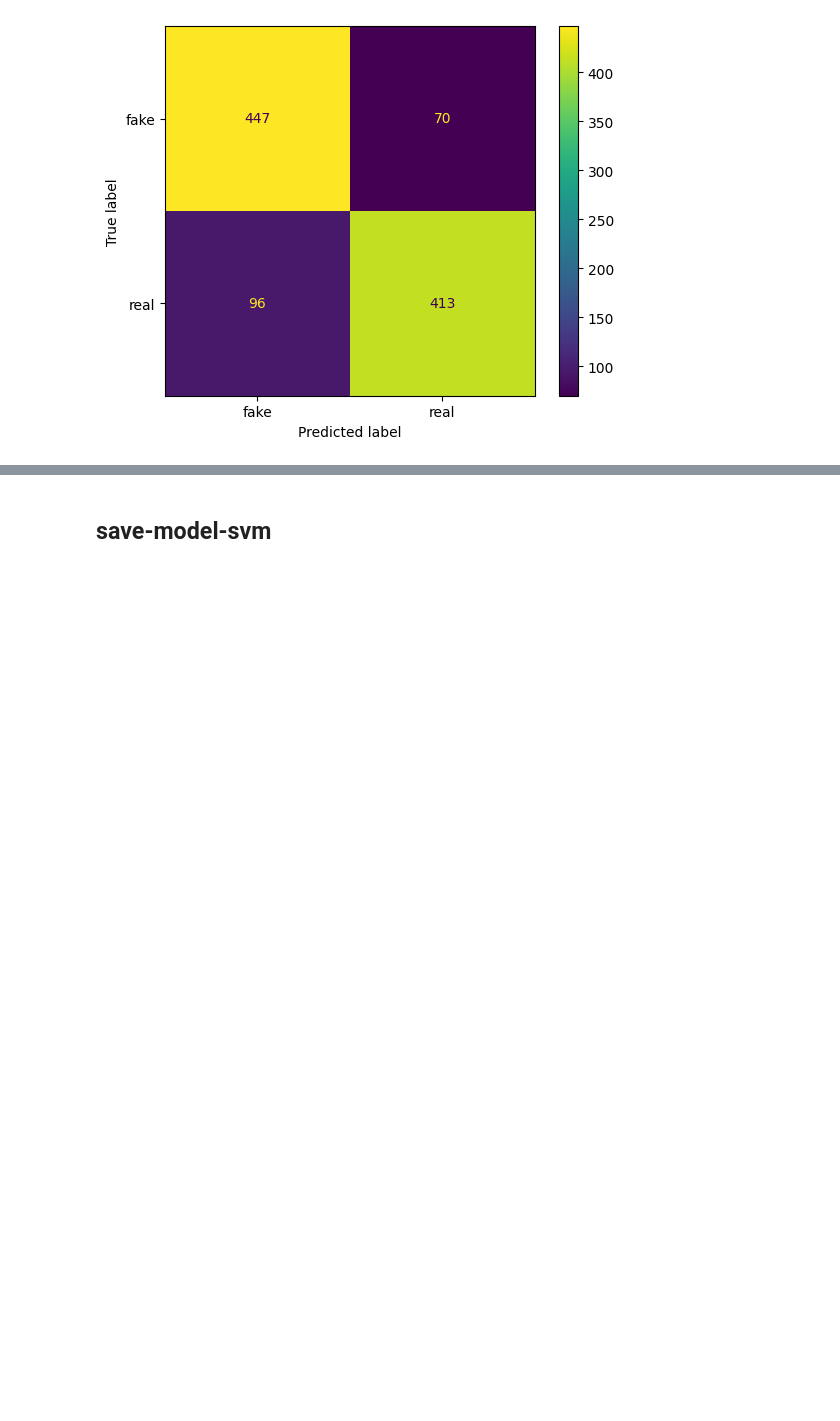
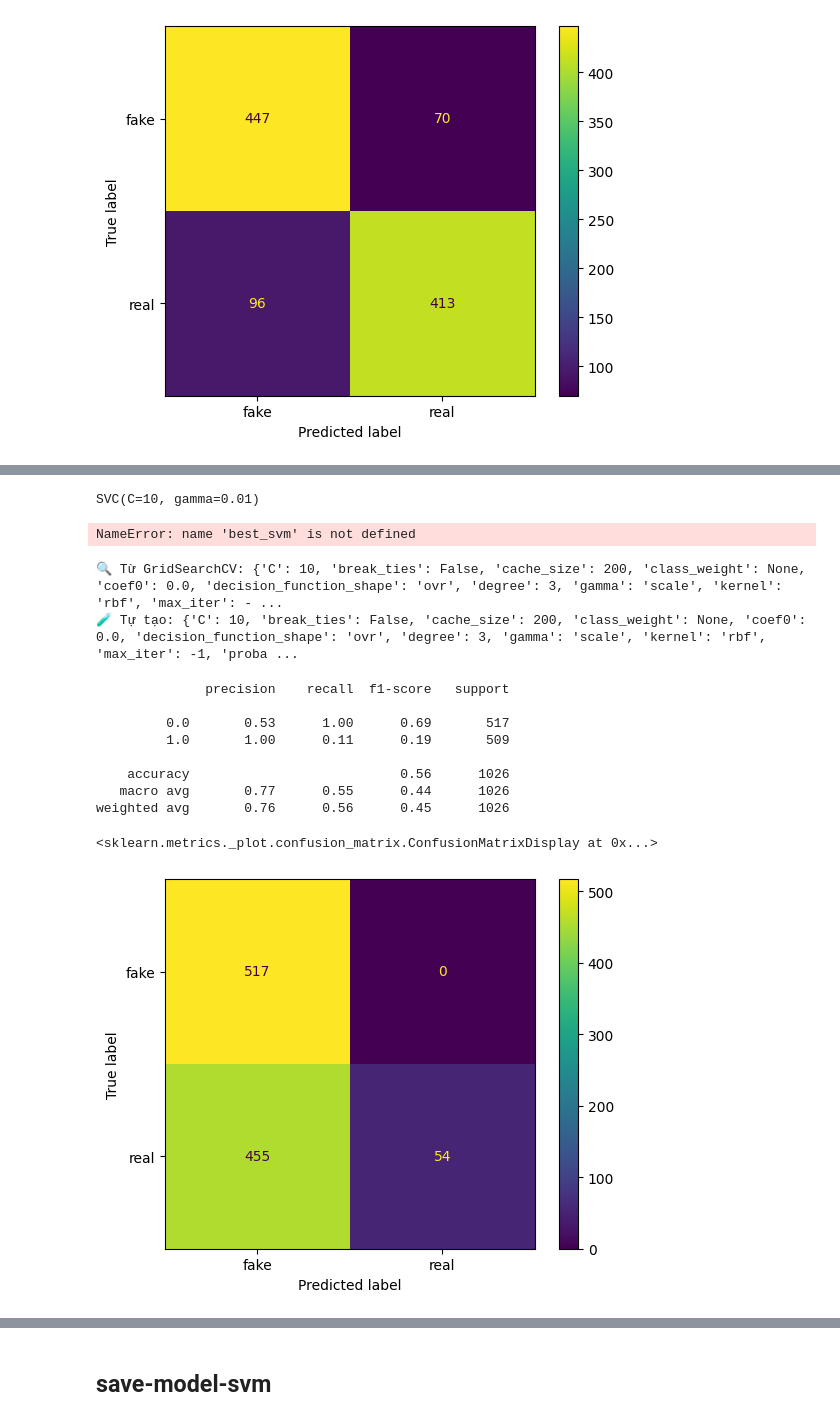
Before and after one commit to wsunicorn/Final_Project_MachineLearning, a Jupyter notebook: train.ipynb, the cells around one changed output, grey strips where cells are left out. Saved outputs shown, nothing was run; the diff lists cells and outputs as text; code cells hidden in the pictures; blank space fills up the shorter version.

```diff
--- a/train.ipynb
+++ b/train.ipynb
@@ -92,0 +201,18 @@ weighted avg       0.84      0.84      0.84      1026
+# %%
+from sklearn.model_selection import GridSearchCV
+
+grid = GridSearchCV(
+    estimator=SVC(),
+    param_grid={'C': [0.1, 1, 10], 'gamma': [0.01, 0.1, 'scale', 0.001]},
+    cv=5,
+    n_jobs=-1
+)
+grid.fit(Xh_train, yh_train)
+print("Best params:", grid.best_params_)
+
+best_svm = grid.best_estimator_
+y_pred = best_svm.predict(Xh_test)
+
+print(classification_report(yh_test, y_pred))
+
+ConfusionMatrixDisplay(confusion_matrix(yh_test, y_pred), display_labels=['fake', 'real']).plot()
@@ -92,0 +231,39 @@ weighted avg       0.84      0.84      0.84      1026
+# %%
+best_svm
+# %% [output]
+SVC(C=10, gamma=0.01)
+# %%
+model_from_grid = best_svm
+model_recreated = SVC(C=1, gamma='scale')
+model_recreated.fit(Xh_train, yh_train)
+
+y_pred = model_recreated.predict(Xh_test)
+
+print(classification_report(yh_test, y_pred))
+
+ConfusionMatrixDisplay(confusion_matrix(yh_test, y_pred), display_labels=['fake', 'real']).plot()
+# %% [output]
+NameError: name 'best_svm' is not defined
+# %%
+print("🔍 Từ GridSearchCV:", model_from_grid.get_params())
+print("🧪 Tự tạo:", model_recreated.get_params())
+# %% [output]
+🔍 Từ GridSearchCV: {'C': 10, 'break_ties': False, 'cache_size': 200, 'class_weight': None, 'coef0': 0.0, 'decision_function_shape': 'ovr', 'degree': 3, 'gamma': 'scale', 'kernel': 'rbf', 'max_iter': - ...
+🧪 Tự tạo: {'C': 10, 'break_ties': False, 'cache_size': 200, 'class_weight': None, 'coef0': 0.0, 'decision_function_shape': 'ovr', 'degree': 3, 'gamma': 'scale', 'kernel': 'rbf', 'max_iter': -1, 'proba ...
+# %%
+Xh_train, Xh_test, yh_train, yh_test = train_test_split(X, y, test_size=0.3, random_state=42)
+# %%
+print(classification_report(yh_test, y_pred))
+
+ConfusionMatrixDisplay(confusion_matrix(yh_test, y_pred), display_labels=['fake', 'real']).plot()
+# %% [output]
+              precision    recall  f1-score   support
+
+         0.0       0.53      1.00      0.69       517
+         1.0       1.00      0.11      0.19       509
+
+    accuracy                           0.56      1026
+   macro avg       0.77      0.55      0.44      1026
+weighted avg       0.76      0.56      0.45      1026
+<sklearn.metrics._plot.confusion_matrix.ConfusionMatrixDisplay at 0x...>
+[figure, added]
```
Also changed, not shown: parts of 26 cells of this notebook.
